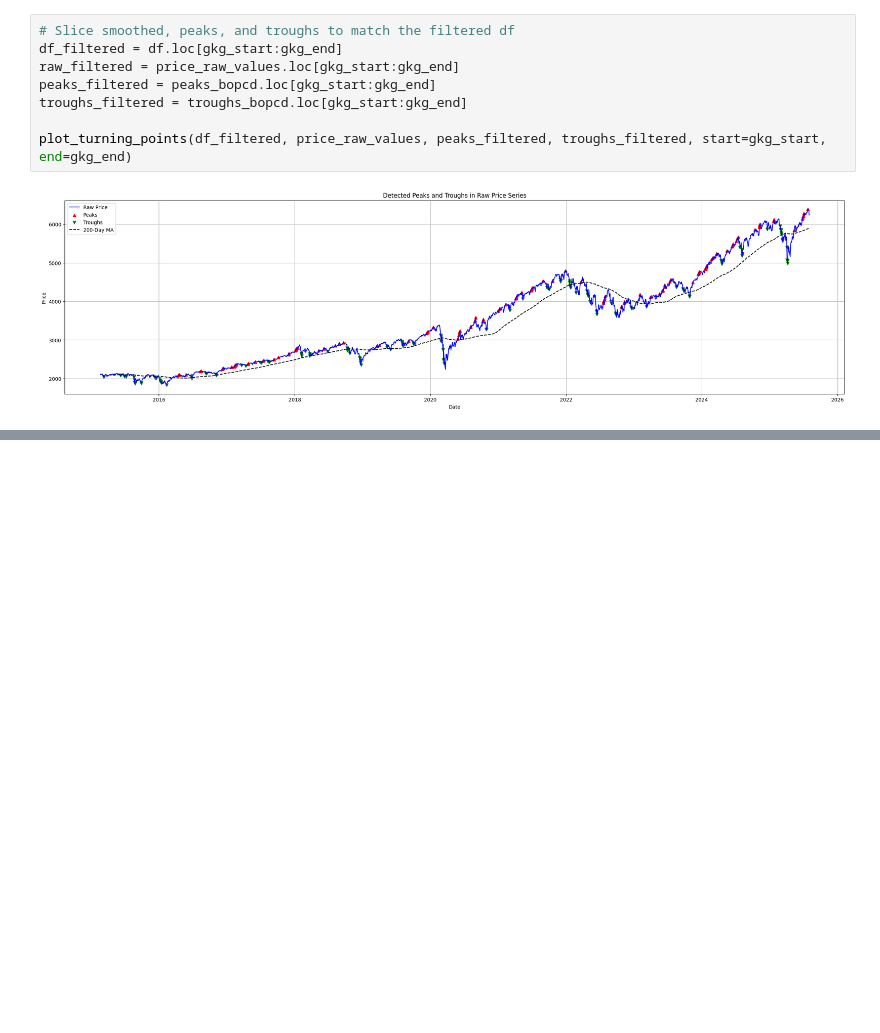
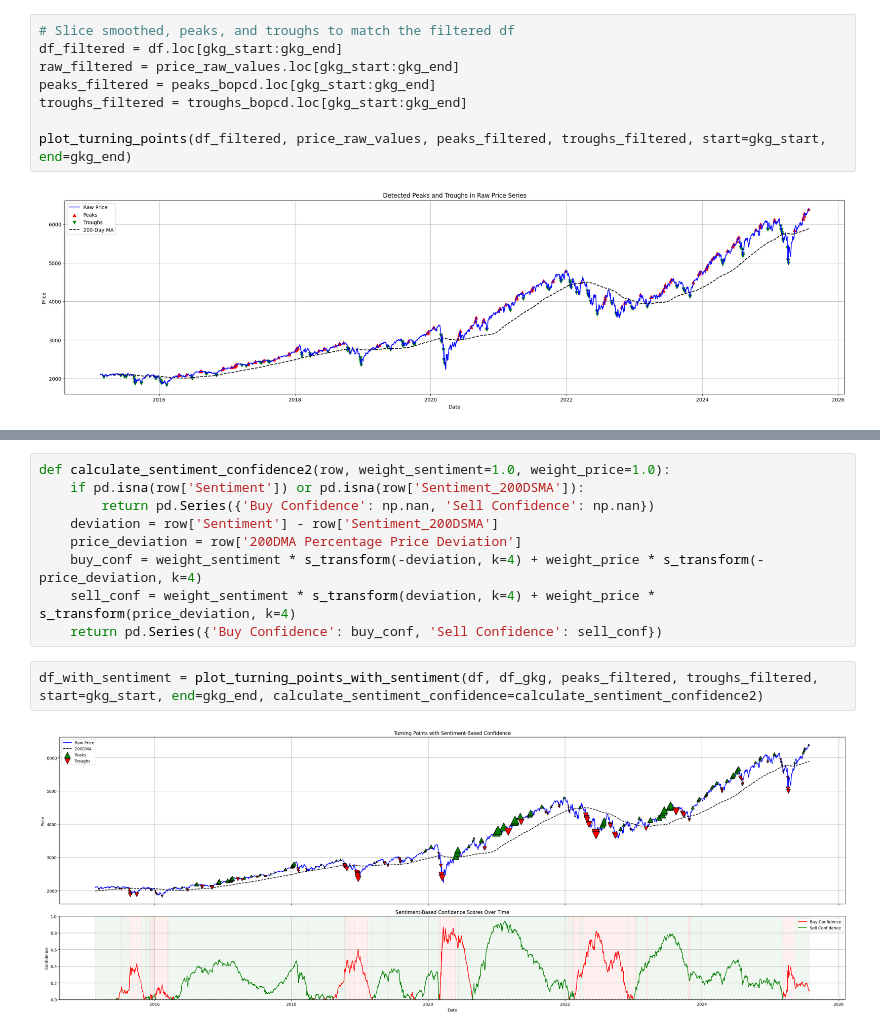
Before and after one commit to snatzehua/c-finance, a Jupyter notebook: intro1.ipynb, the cells around one changed output, grey strips where cells are left out. Cells and saved outputs as stored; diff of their text form; blank space fills up the shorter version.

```diff
--- a/intro1.ipynb
+++ b/intro1.ipynb
@@ -833,0 +832,13 @@ df_with_sentiment = plot_turning_points_with_sentiment(df, df_gkg, peaks_filtere
+# %%
+def calculate_sentiment_confidence2(row, weight_sentiment=1.0, weight_price=1.0):
+    if pd.isna(row['Sentiment']) or pd.isna(row['Sentiment_200DSMA']):
+        return pd.Series({'Buy Confidence': np.nan, 'Sell Confidence': np.nan})
+    deviation = row['Sentiment'] - row['Sentiment_200DSMA']
+    price_deviation = row['200DMA Percentage Price Deviation']
+    buy_conf = weight_sentiment * s_transform(-deviation, k=4) + weight_price * s_transform(-price_deviation, k=4)
+    sell_conf = weight_sentiment * s_transform(deviation, k=4) + weight_price * s_transform(price_deviation, k=4)
+    return pd.Series({'Buy Confidence': buy_conf, 'Sell Confidence': sell_conf})
+# %%
+df_with_sentiment = plot_turning_points_with_sentiment(df, df_gkg, peaks_filtered, troughs_filtered, start=gkg_start, end=gkg_end, calculate_sentiment_confidence=calculate_sentiment_confidence2)
+# %% [output]
+[figure, added]
```
Also changed, not shown: parts of 19 cells of this notebook, 2 other files.
